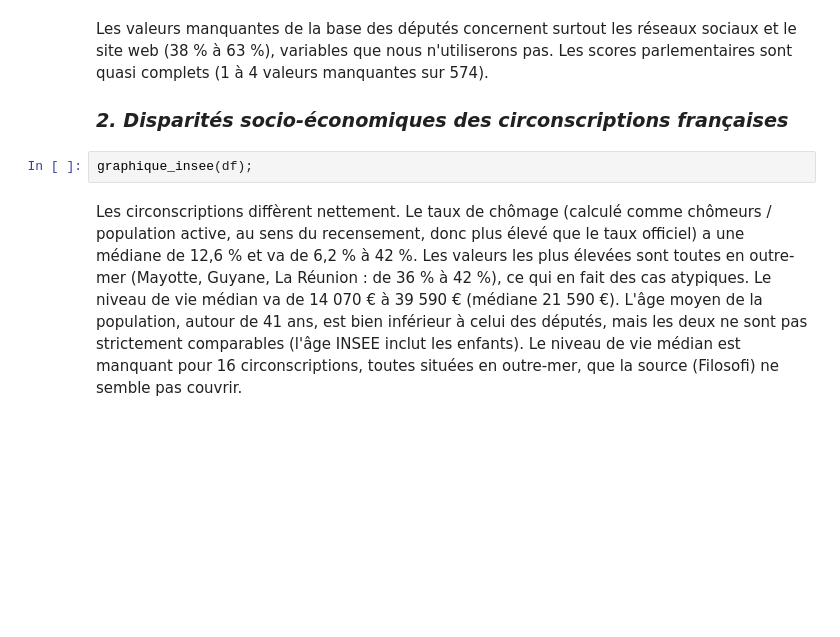
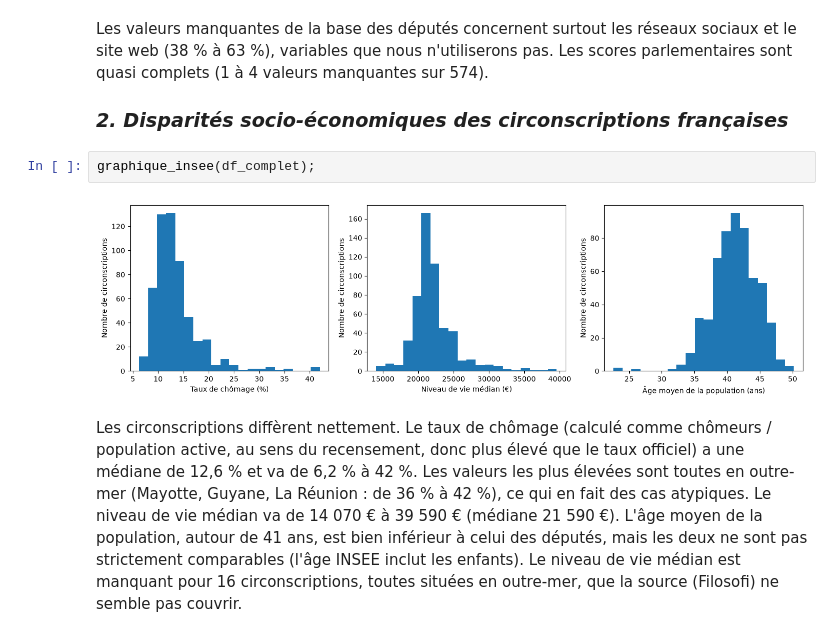
Before and after one commit to leanagzl/Python-pour-la-data-science-S1, a Jupyter notebook: rapport.ipynb, the cells around one changed output. Drawn from its saved outputs; the diff is of its cells as text; blank space fills up the shorter version.

```diff
--- a/rapport.ipynb
+++ b/rapport.ipynb
@@ -204,7 +270,9 @@ Les valeurs manquantes de la base des députés concernent surtout les réseaux
 
 ### _2. Disparités socio-économiques des circonscriptions françaises_
 # %%
-graphique_insee(df);
+graphique_insee(df_complet);
+# %% [output]
+[figure, added]
 # %% [markdown]
 Les circonscriptions diffèrent nettement. Le taux de chômage (calculé comme chômeurs / population active, au sens du recensement, donc plus élevé que le taux officiel) a une médiane de 12,6 % et va de 6,2 % à 42 %. Les valeurs les plus élevées sont toutes en outre-mer (Mayotte, Guyane, La Réunion : de 36 % à 42 %), ce qui en fait des cas atypiques. Le niveau de vie médian va de 14 070 € à 39 590 € (médiane 21 590 €). L'âge moyen de la population, autour de 41 ans, est bien inférieur à celui des députés, mais les deux ne sont pas strictement comparables (l'âge INSEE inclut les enfants). Le niveau de vie médian est manquant pour 16 circonscriptions, toutes situées en outre-mer, que la source (Filosofi) ne semble pas couvrir.
 # %% [markdown]
```
Also changed, not shown: parts of 32 cells of this notebook.
